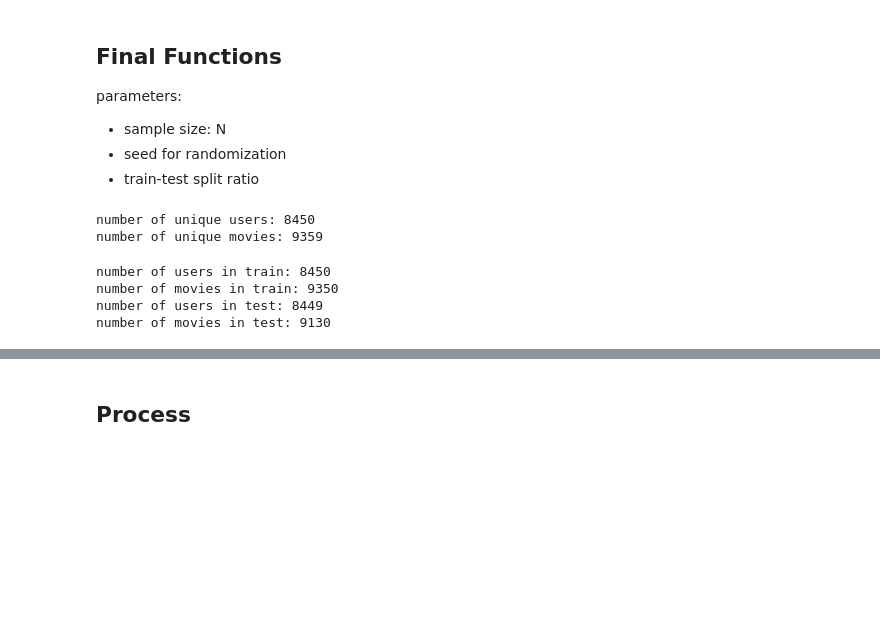
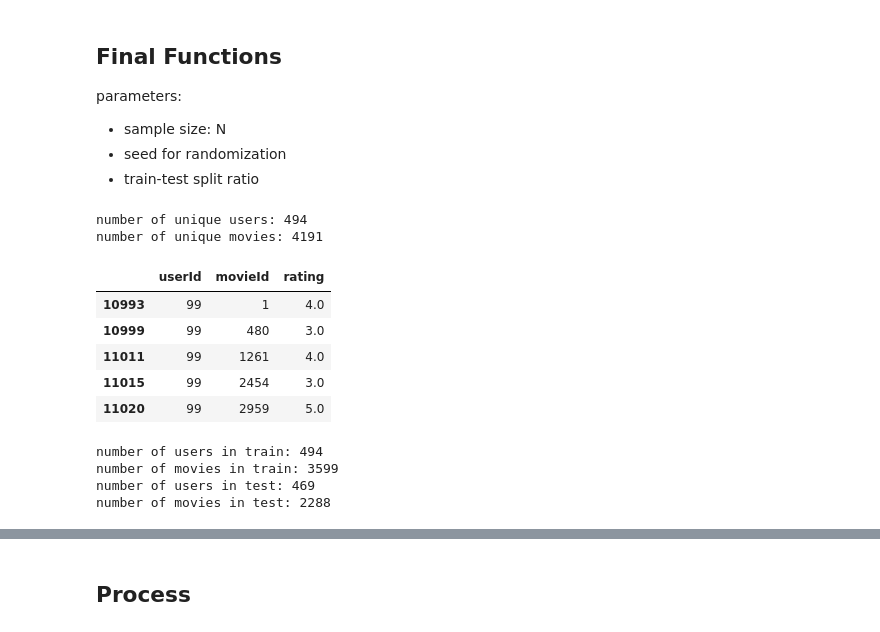
Before and after one commit to claireyyf/personalization_project_1, a Jupyter notebook: Sample_Train_Test.ipynb, the cells around one changed output, grey strips where cells are left out. Cells and saved outputs as stored; diff of their text form; code cells hidden in the pictures; blank space fills up the shorter version.

Commit message:
Update Sampling Code with Percentage

```diff
--- a/Sample_Train_Test.ipynb
+++ b/Sample_Train_Test.ipynb
@@ -18,28 +18,40 @@ parameters:
 
 def get_sample(csv_file, N, seed):
     np.random.seed(seed)
-    df = pd.read_csv(csv_file)
+    ratings = pd.read_csv(csv_file)
 
     #keep only ratings from the most recent 5 years： 2010-2015
-    df['datetime'] = df['timestamp'].apply(lambda x: date.fromtimestamp(x))
-    df['year'] = df['timestamp'].apply(lambda x: date.fromtimestamp(x).year)
-    df = df[df['year']>=date.fromisoformat('2010-01-01').year]
-    df.drop(['timestamp','year'],axis=1,inplace=True) #'timestamp' and 'year' no longer useful
+    ratings['year'] = ratings['timestamp'].apply(lambda x: date.fromtimestamp(x).year)
+    ratings = ratings[ratings['year']>=date.fromisoformat('2010-01-01').year]
+    ratings.drop(['timestamp','year'],axis=1,inplace=True) #'timestamp' and 'year' no longer useful
 
     #keep only movies with at least 20 ratings
-    m_counts = df.groupby('movieId').size()
+    m_counts = ratings.groupby('movieId').size()
     m_index = m_counts[m_counts>=20].index
-    df = df[df['movieId'].isin(m_index)]
+    ratings = ratings[ratings['movieId'].isin(m_index)]
 
     #keep only users who have rated at least 20 movies - consistent with original data
-    u_counts = df.groupby('userId').size()
+    u_counts = ratings.groupby('userId').size()
     u_index = u_counts[u_counts>=20].index
-    df = df[df['userId'].isin(u_index)]
+    ratings = ratings[ratings['userId'].isin(u_index)]
 
     #sample out N users
-    users = np.unique(df['userId'])
+    users = np.unique(ratings['userId'])
     u_index_sample = np.random.choice(users, N)
-    sample = df[df['userId'].isin(u_index_sample)]
+    sample = ratings[ratings['userId'].isin(u_index_sample)]
+
+    #keep a percentage of ratings for each user: 30% -- lower variance
+    pct = pd.DataFrame(columns=['userId','movieId','rating'])
+    u_N, u_rating_count = np.unique(sample['userId'], return_counts=True)
+
+    for i in range(len(u_N)):
+        u_id = u_N[i]
+        u_sample = sample[sample['userId']==u_id]
+        u_sample = u_sample[u_sample['movieId'].isin(np.random.choice(np.unique(u_sample['movieId']),
+                                                                      int(u_rating_count[i]*0.3)))]
+        pct = pct.append(u_sample)
+
+    sample = pct
 
 #     #plot data
 #     users_s, u_count_s = np.unique(sample['userId'], return_counts=True)
@@ -53,7 +65,7 @@ def get_sample(csv_file, N, seed):
 
     return sample
 # %%
-sample = get_sample('ratings.csv', 10000, 1)
+sample = get_sample('ratings.csv', 500, 1)
 # %% [output]
-number of unique users: 8450
-number of unique movies: 9359
+number of unique users: 494
+number of unique movies: 4191
@@ -64,3 +72,12 @@ sample.to_csv('sample_data.csv')
+# %%
+sample.head()
+# %% [output]
+|  | userId | movieId | rating |
+| 10993 | 99 | 1 | 4.0 |
+| 10999 | 99 | 480 | 3.0 |
+| 11011 | 99 | 1261 | 4.0 |
+| 11015 | 99 | 2454 | 3.0 |
+| 11020 | 99 | 2959 | 5.0 |
 # %%
 def get_train_test(sample_data, split, seed):
     np.random.seed(seed)
@@ -78,9 +93,9 @@ def get_train_test(sample_data, split, seed):
 
     return train, test
 # %%
-train, test = get_train_test('sample_data.csv', 0.3, 1)
+train, test = get_train_test(sample, 0.3, 1)
 # %% [output]
-number of users in train: 8450
-number of movies in train: 9350
-number of users in test: 8449
-number of movies in test: 9130
+number of users in train: 494
+number of movies in train: 3599
+number of users in test: 469
+number of movies in test: 2288
```
Also changed, not shown: parts of 26 cells of this notebook.
